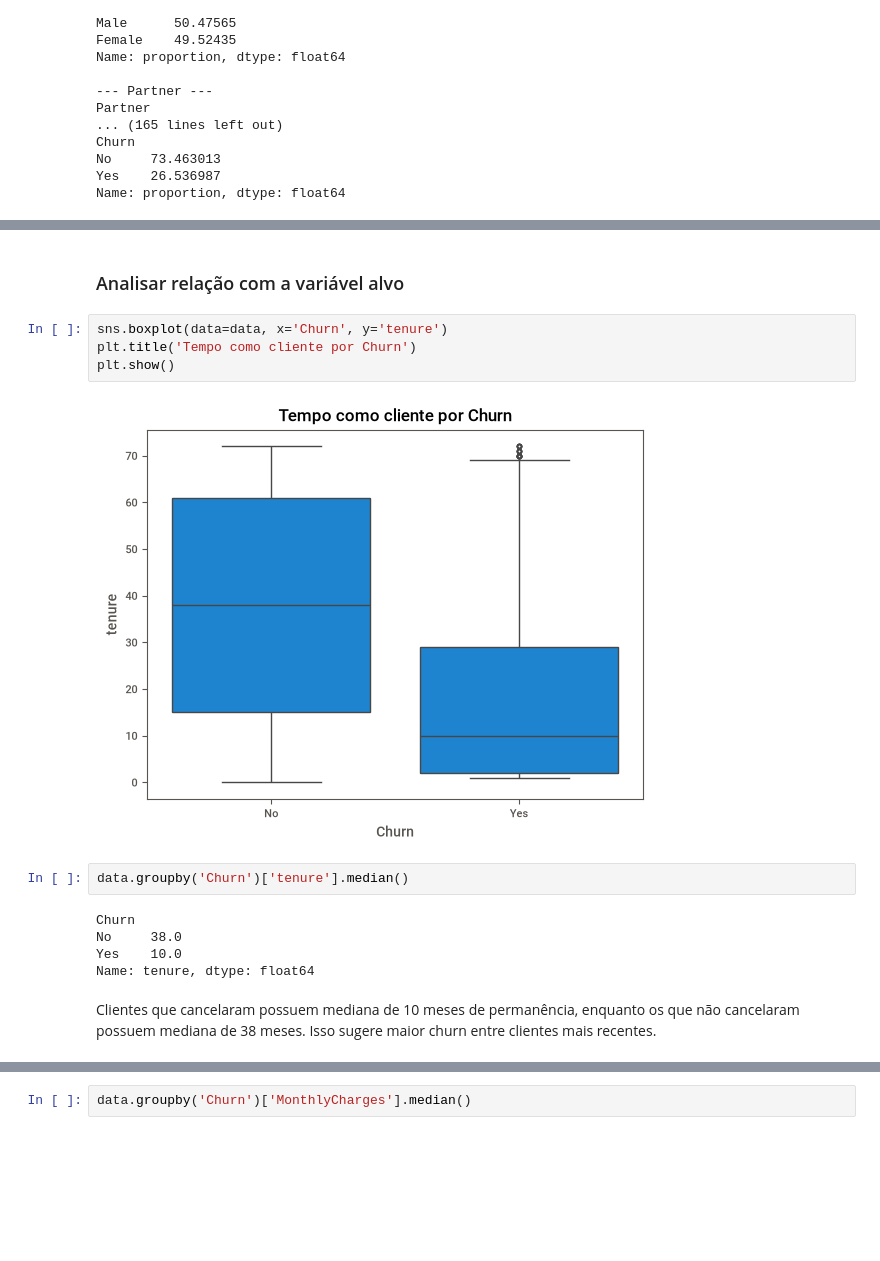
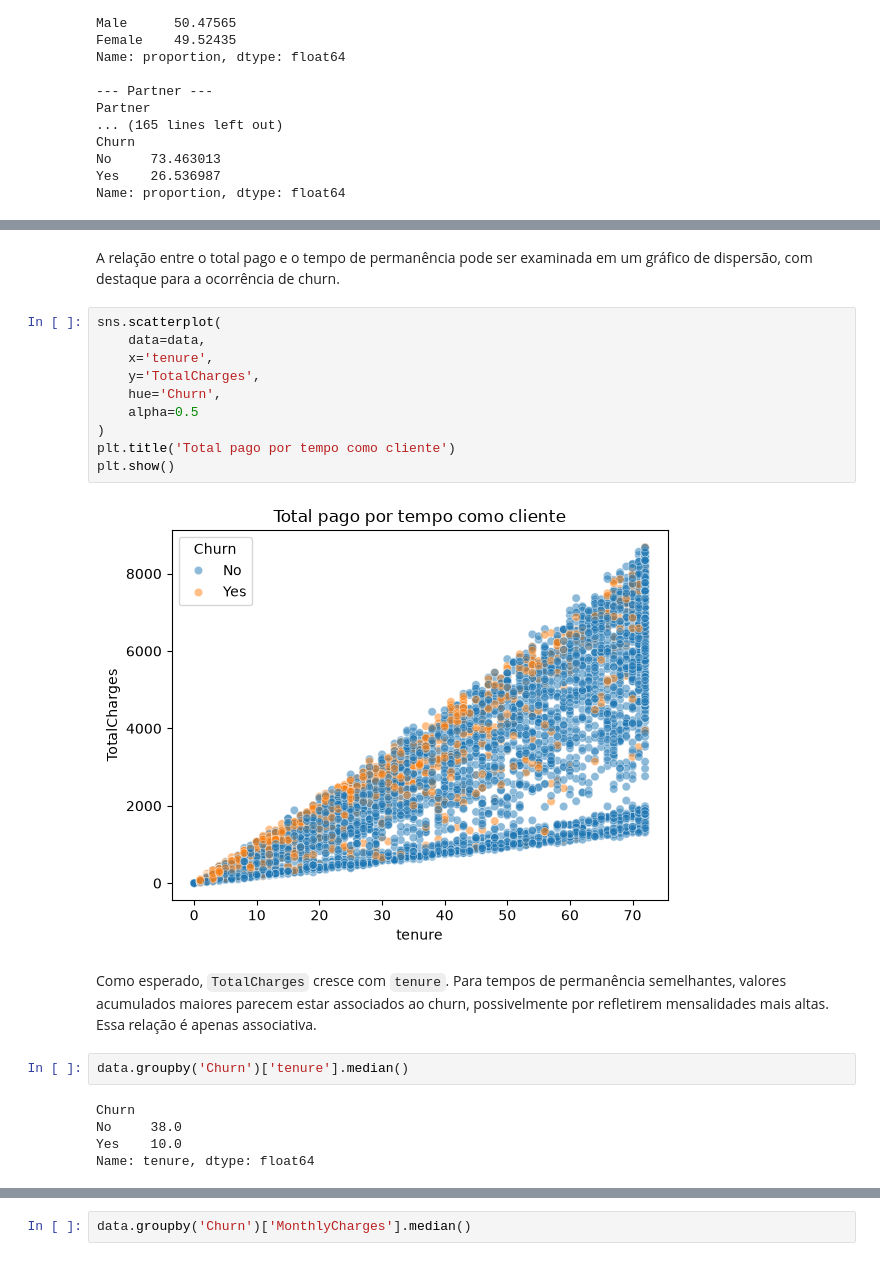
Before and after one commit to Jadsonsmxr/customer-churn-prediction, a Jupyter notebook: notebooks/01_eda.ipynb, the cells around one changed output, grey strips where cells are left out. Drawn from its saved outputs; the diff is of its cells as text; blank space fills up the shorter version.

```diff
--- a/notebooks/01_eda.ipynb
+++ b/notebooks/01_eda.ipynb
@@ -200,11 +197,19 @@ plt.show()
-# %% [markdown]
-### Analisar relação com a variável alvo
+# %% [markdown]
+A relação entre o total pago e o tempo de permanência pode ser examinada em um gráfico de dispersão, com destaque para a ocorrência de churn.
 # %%
-sns.boxplot(data=data, x='Churn', y='tenure')
-plt.title('Tempo como cliente por Churn')
+sns.scatterplot(
+    data=data,
+    x='tenure',
+    y='TotalCharges',
+    hue='Churn',
+    alpha=0.5
+)
+plt.title('Total pago por tempo como cliente')
 plt.show()
 # %% [output]
-[figure, old version]
+[figure, new version]
+# %% [markdown]
+Como esperado, `TotalCharges` cresce com `tenure`. Para tempos de permanência semelhantes, valores acumulados maiores parecem estar associados ao churn, possivelmente por refletirem mensalidades mais altas. Essa relação é apenas associativa.
 # %%
 data.groupby('Churn')['tenure'].median()
 # %% [output]
@@ -212,5 +217,3 @@ Churn
 No     38.0
 Yes    10.0
 Name: tenure, dtype: float64
-# %% [markdown]
-Clientes que cancelaram possuem mediana de 10 meses de permanência, enquanto os que não cancelaram possuem mediana de 38 meses. Isso sugere maior churn entre clientes mais recentes.
```
Also changed, not shown: parts of 58 cells of this notebook, 2 other files.
